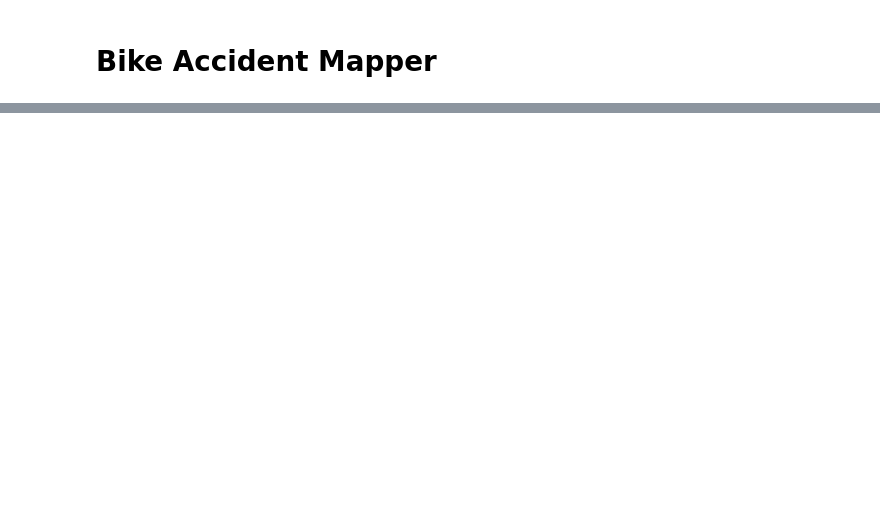
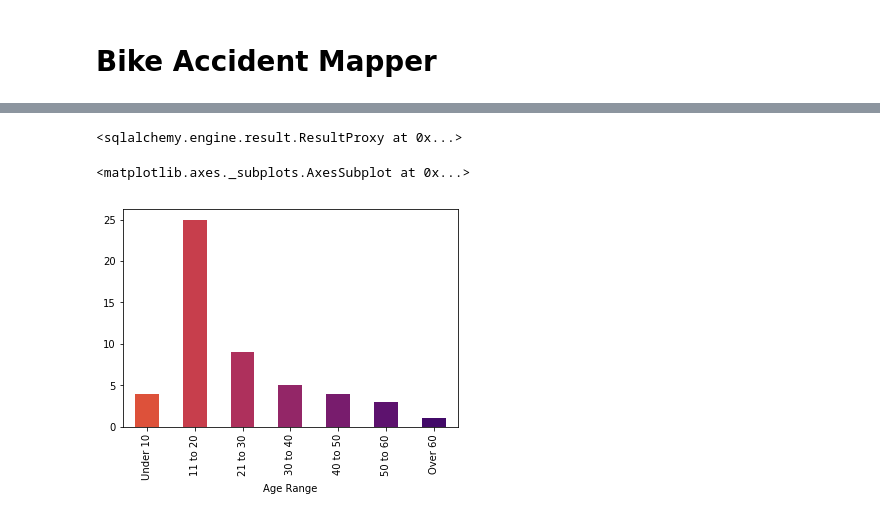
Before and after one commit to est987/BikeAccidentMapper, a Jupyter notebook: Bike Accidents Mapper.ipynb, the cells around one changed output, grey strips where cells are left out. Cells and saved outputs as stored; diff of their text form; code cells hidden in the pictures; blank space fills up the shorter version.

```diff
--- a/Bike Accidents Mapper.ipynb
+++ b/Bike Accidents Mapper.ipynb
@@ -43,5 +56,7 @@ df2['Age Range'] = pd.cut(df2.Age, [0,10,20,30,40,50,60,100],
 # %%
-## Add category Unknown and replace null with unknown
-#df2['Age Range'].cat.add_categories('Unknown')
+#Add Unknown to Age Range categories
+if 'Unknown' not in df2['Age Range'].cat.categories:
+    df2['Age Range'].cat.add_categories('Unknown', inplace=True)
+    print("Added 'Unknown' category")
 df2['Age Range'].cat.categories
 df2['Age Range'] = df2['Age Range'].fillna("Unknown")
@@ -122,4 +122,7 @@ None
 df2['location'] = locations
 df2['lat'] = latitudes
 df2['long'] = longitudes
+# %%
+#df2['WKT'] = "Point (" + df2['lat'] + " " + df2['long'] + ")"
+df2['WKT'] = "POINT (" + df2['long'].astype('str') + " " + df2['lat'].astype('str') + ")"
 # %%
@@ -163,0 +137,4 @@ accidentByAge['count'].sum()
+# %%
+df2['Injury Type'] = df2['Injury Type'].astype('category')
+df2['Injury Type'].cat.reorder_categories(['הרוג', 'אנוש', 'קשה', 'בינוני-קשה', 'בינוני', 'קל'],inplace=True)
+df2['Injury Type'].cat.categories
@@ -163,0 +165,17 @@ accidentByAge['count'].sum()
+# %%
+df2_eng.to_csv('bike_accidents_geo.csv')
+con.execute('DROP TABLE bike_accidents_sql')
+df2_eng.to_sql('bike_accidents_sql', con=con, if_exists='replace')
+con.execute('ALTER TABLE bike_accidents_sql ADD COLUMN geom geometry')
+con.execute('UPDATE bike_accidents_sql SET geom = st_geomfromewkt("WKT") where geom IS NULL')
+con.execute('ALTER TABLE bike_accidents_sql ALTER COLUMN geom TYPE geometry(POINT,4326) USING ST_SetSRID(geom,4326)')
+# %% [output]
+<sqlalchemy.engine.result.ResultProxy at 0x...>
+# %%
+color = cm.inferno_r(np.linspace(.4,.8, 7))
+accidentByAge = df2.groupby('Age Range').size()
+accidentByAge.plot.bar(color=color)
+#accidentByAge['count'].sum()
+# %% [output]
+<matplotlib.axes._subplots.AxesSubplot at 0x...>
+[figure, added]
```
Also changed, not shown: parts of 30 cells of this notebook.
